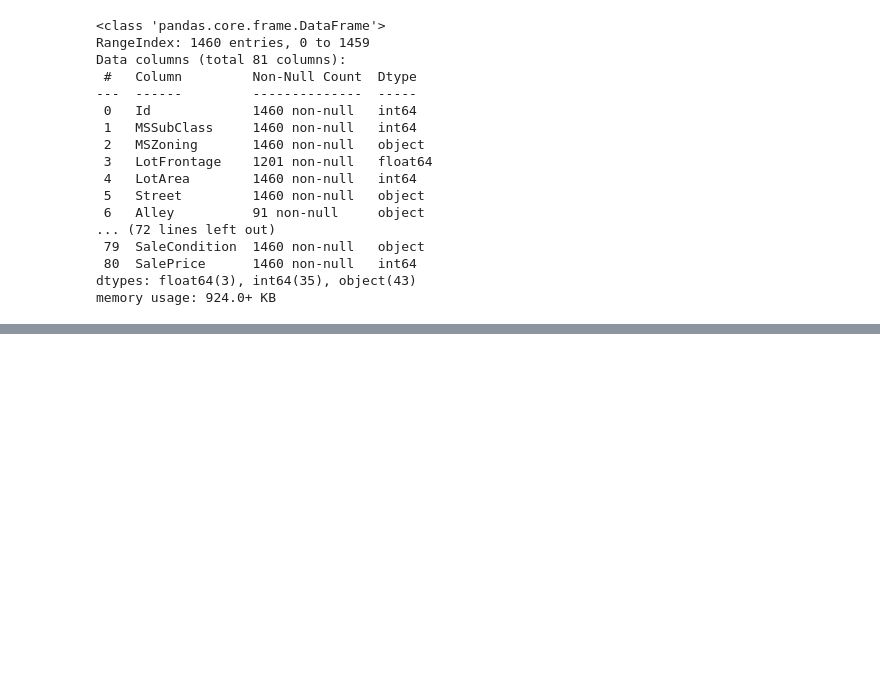
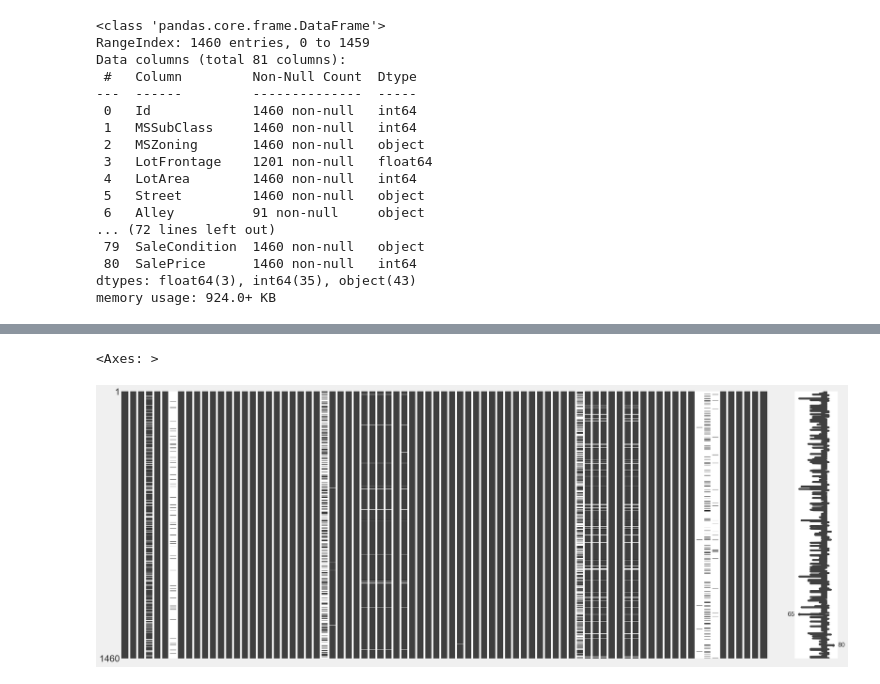
Before and after one commit to Spikes666/Data-Dive-4, a Jupyter notebook: main.ipynb, the cells around one changed output, grey strips where cells are left out. Drawn from its saved outputs; the diff is of its cells as text; code cells hidden in the pictures; blank space fills up the shorter version.

```diff
--- a/main.ipynb
+++ b/main.ipynb
@@ -62,0 +80,7 @@ memory usage: 924.0+ KB
+# %%
+# Visualize missing values
+
+msno.matrix(df)
+# %% [output]
+<Axes: >
+[figure, added]
```
Also changed, not shown: parts of 6 cells of this notebook, 1 other file.
